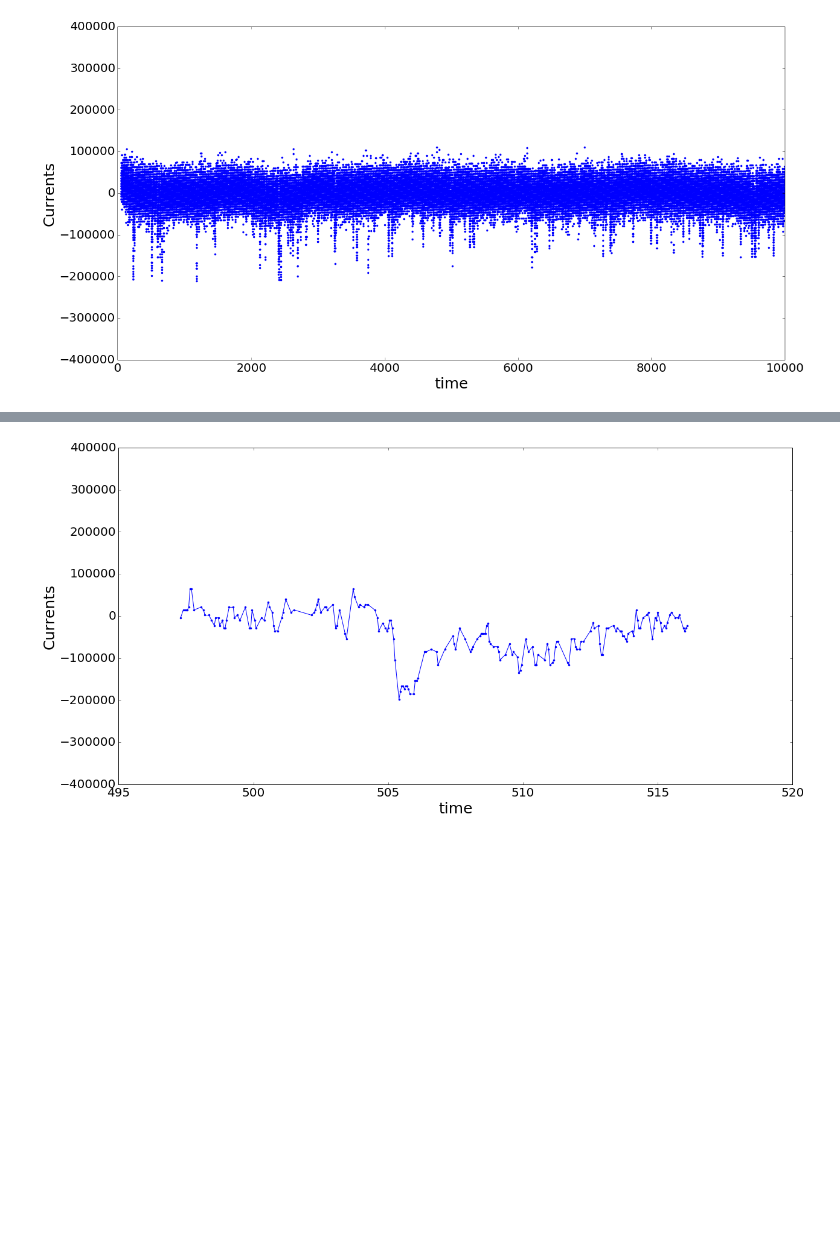
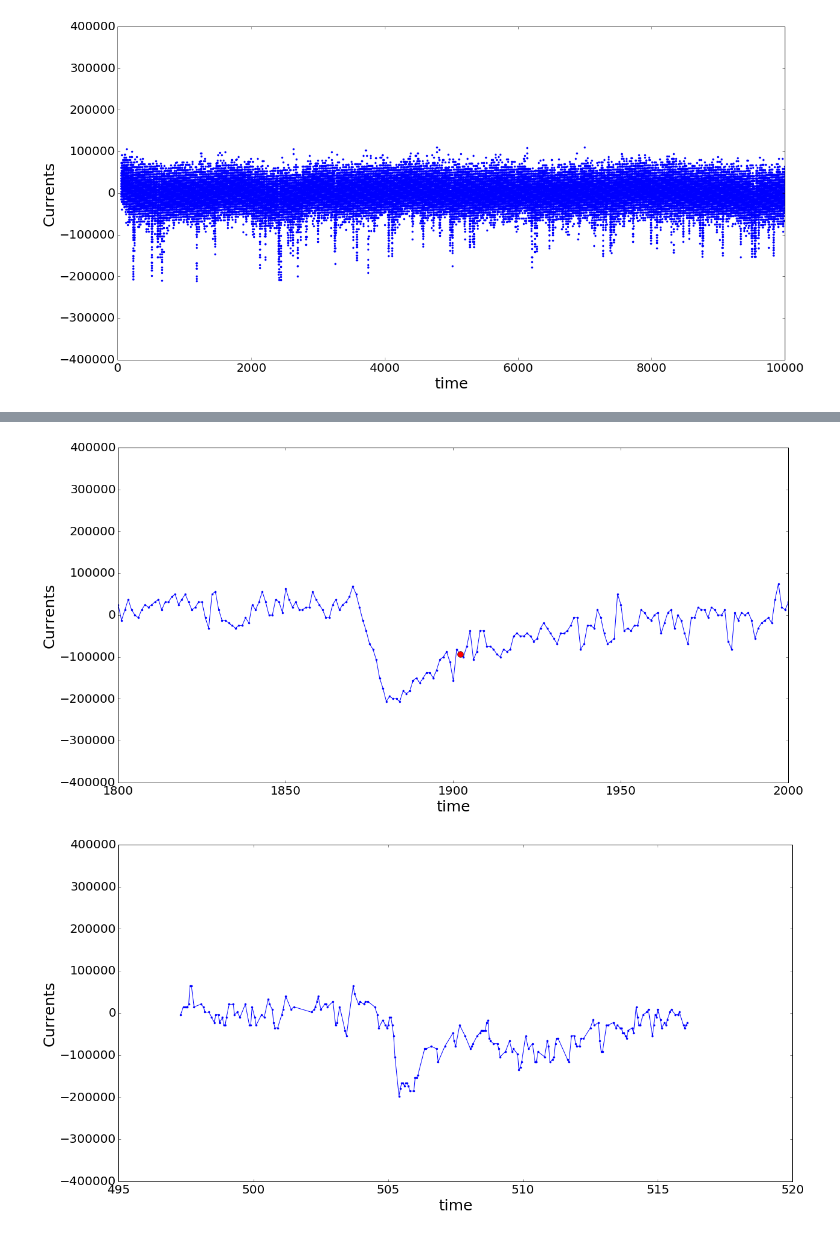
Before and after one commit to jamka1902/Python-Course, a Jupyter notebook: Data_analysis.ipynb, the cells around one changed output, grey strips where cells are left out. Cells and saved outputs as stored; diff of their text form; code cells hidden in the pictures; blank space fills up the shorter version.

```diff
--- a/Data_analysis.ipynb
+++ b/Data_analysis.ipynb
@@ -290,0 +317,5 @@ plt.show()
+# %%
+from scipy import signal
+width = np.arange(50,200,10)
+peakind = signal.find_peaks_cwt(-1*combinedData3[1],width)
+peakData = combinedData3[1,peakind]
@@ -291,3 +342,24 @@ plt.show()
+# %%
+
+#Plotting a peak
+xl=1840
+xh=1950
+#xfit = np.array([0,combinedData2[0,-1]])
+fig = plt.figure(1)
+ax = fig.add_subplot(1,1,1)
+#ax.plot(combinedData3[0,xl:xh],combinedData3[1,xl:xh],'.-',color='b')
+#ax.plot(combinedData3[0],combinedData3[1],'.-',color='b')
+ax.plot(combinedData3[1],'.-',color='b')
+ax.set_ylim(-400000,400000)
+#ax.axhline(np.mean(combinedData3[1]))
+ax.set_xlim(1800,2000)
+#ax.scatter(peakData[0],peakData[1],color ='r',s=500)
+ax.plot(np.arange(len(combinedData3[1]))[peakind],peakData,'o',color ='r',ms=10)
+ax.set_xlabel('time')
+ax.set_ylabel('Currents')
+plt.show()
+# %% [output]
+[figure, added]
 # %%
 #Plotting a peak
 xl=4800
```
Also changed, not shown: parts of 4 cells of this notebook, 1 other file.
